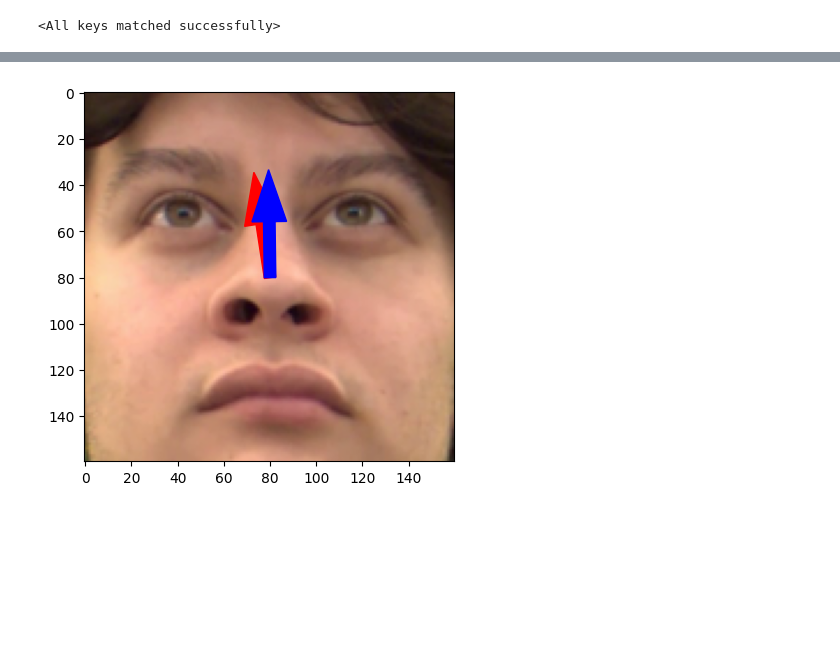
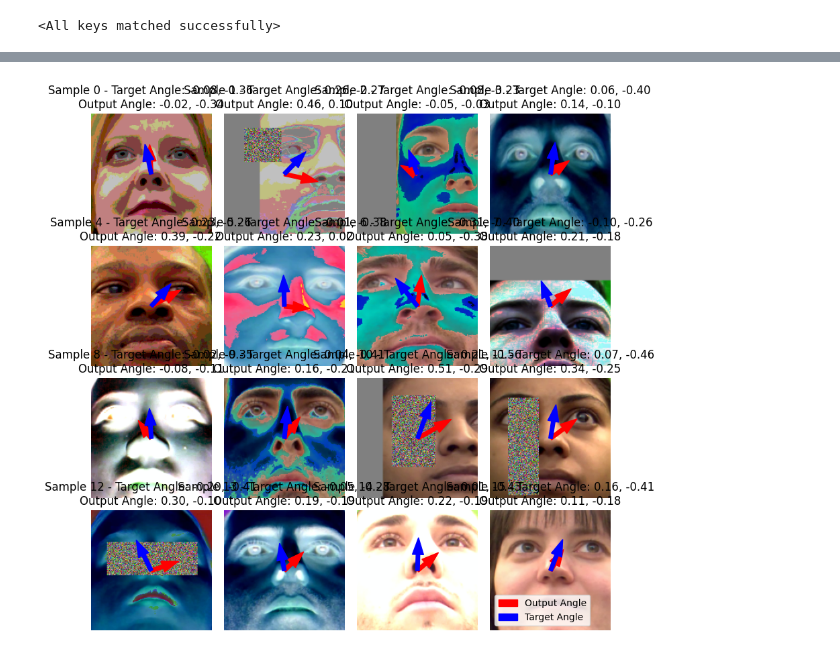
Before and after one commit to thuhci/Facial-Foundation-Model, a Jupyter notebook: visualize.ipynb, the cells around one changed output, grey strips where cells are left out. Cells and saved outputs as stored; diff of their text form; code cells hidden in the pictures; blank space fills up the shorter version.

```diff
--- a/visualize.ipynb
+++ b/visualize.ipynb
@@ -76,13 +76,17 @@ model.load_state_dict(state_dict)
 # %%
 # pick a sample from the training set
 samples, targets, _, _ = next(iter(data_loader_train))
+print(samples.shape, targets.shape)
 # samples, targets, _ = next(iter(data_loader_val))
 # print("sample likely contains:", sample.keys())
 # visualize the model output for the sample
-with torch.no_grad():
-    model.eval()
-    print("shape of sample:", samples.shape)
-    output = model(samples)
-    print("output ", output)
-    print("target", targets)
+# with torch.no_grad():
+#     model.eval()
+#     print("shape of sample:", samples.shape)
+#     output = model(samples)
+#     if targets.shape[1] == 3:
+#         from src.utils.gaze import gaze3d_to_gaze2d
+#         targets = gaze3d_to_gaze2d(targets)
+#     print("output ", output)
+#     print("target", targets)
 # %% [output]
@@ -118,44 +106,80 @@ def pitchyaw_to_vector(a):
         return F.normalize(a)
     else:
         raise ValueError('Do not know how to convert tensor of size %s' % a.shape)
 
+# draw 16 samples in a single figure
+plt.figure(figsize=(10, 10))
+plt.subplots_adjust(wspace=0.1, hspace=0.1)
 
 for i, sample in enumerate(samples):
-    if i >=20 :
+    if i >= 16:
         break
-    img_to_show = sample[:,-1,...]
+    img_to_show = sample[:,-1, ...]  # Assuming the last channel is the image
     img_to_show = img_to_show.permute(1, 2, 0).numpy()  # Convert to HWC format
     mean = np.array([0.485, 0.456, 0.406])
     std = np.array([0.229, 0.224, 0.225])
     img_to_show = img_to_show * std + mean  # Denormalize
-    img_to_show = np.clip(img_to_show, 0, 1)  #
+    img_to_show = np.clip(img_to_show, 0, 1)  # Clip values to [0, 1]
     img_to_show = (img_to_show * 255).astype(np.uint8)  # Convert to uint8 for display
+
+    plt.subplot(4, 4, i + 1)
     plt.imshow(img_to_show)
-    # show the target and output angles
+
+    # Show the target and output angles
     target_angle = targets[i].numpy()
     output_angle = output[i].numpy()
-    # plt.squiv
+
     pl0 = -np.cos(output_angle[0]) * np.sin(output_angle[1])
     pl1 = -np.sin(output_angle[0])
 
+    plt.arrow(80, 80, pl0 * 50, pl1 * 50, width=5, color='red', label='Output Angle')
 
-    # pl0 = output_angle[0]
-    # pl1 = output_angle[1]
-    # plt.Arrow(80, 80, pl0 * 500, pl1 * 500, width=50, color='red', label='Output Angle')
-    plt.arrow(80, 80, pl0 * 50, pl1 * 50, width=5, color='red', label='Output Angle')
     ol0 = -np.cos(target_angle[0]) * np.sin(target_angle[1])
     ol1 = -np.sin(target_angle[0])
-    # ol0 = target_angle[0]
-    # ol1 = target_angle[1]
+
     plt.arrow(80, 80, ol0 * 50, ol1 * 50, width=5, color='blue', label='Target Angle')
-    # plt.title(f'Sample {i} - Target Angle: {pl0} {pl1}, Output Angle: {ol0} {ol1}')
-    plt.show()
+    plt.title(f'Sample {i} - Target Angle: {ol0:.2f}, {ol1:.2f}\nOutput Angle: {pl0:.2f}, {pl1:.2f}')
+    plt.axis('off')
+plt.legend()
+plt.show()
+
+
+# for i, sample in enumerate(samples):
+#     if i >=16 :
+#         break
+#     img_to_show = sample[:,-1,...]
+#     img_to_show = img_to_show.permute(1, 2, 0).numpy()  # Convert to HWC format
+#     mean = np.array([0.485, 0.456, 0.406])
+#     std = np.array([0.229, 0.224, 0.225])
+#     img_to_show = img_to_show * std + mean  # Denormalize
+#     img_to_show = np.clip(img_to_show, 0, 1)  #
+#     img_to_show = (img_to_show * 255).astype(np.uint8)  # Convert to uint8 for display
+#     plt.imshow(img_to_show)
+#     # show the target and output angles
+#     target_angle = targets[i].numpy()
+#     output_angle = output[i].numpy()
+#     # plt.squiv
+#     pl0 = -np.cos(output_angle[0]) * np.sin(output_angle[1])
+#     pl1 = -np.sin(output_angle[0])
+
+
+#     # pl0 = output_angle[0]
+#     # pl1 = output_angle[1]
+#     # plt.Arrow(80, 80, pl0 * 500, pl1 * 500, width=50, color='red', label='Output Angle')
+#     plt.arrow(80, 80, pl0 * 50, pl1 * 50, width=5, color='red', label='Output Angle')
+#     ol0 = -np.cos(target_angle[0]) * np.sin(target_angle[1])
+#     ol1 = -np.sin(target_angle[0])
+#     # ol0 = target_angle[0]
+#     # ol1 = target_angle[1]
+#     plt.arrow(80, 80, ol0 * 50, ol1 * 50, width=5, color='blue', label='Target Angle')
+#     # plt.title(f'Sample {i} - Target Angle: {pl0} {pl1}, Output Angle: {ol0} {ol1}')
+#     plt.show()
 
 pred_vecs = pitchyaw_to_vector(output)
 target_vecs = pitchyaw_to_vector(targets)
 sim = F.cosine_similarity(pred_vecs, target_vecs, dim=1, eps=1e-8)
 sim = F.hardtanh_(sim, min_val=-1+1e-8, max_val=1-1e-8)
 angular_err = torch.acos(sim) * 180. / np.pi
 print("angular error: ", angular_err.mean().item())
 # %% [output]
-[figure, old version]
+[figure, new version]
```
Also changed, not shown: parts of 6 cells of this notebook, 4 other files.
